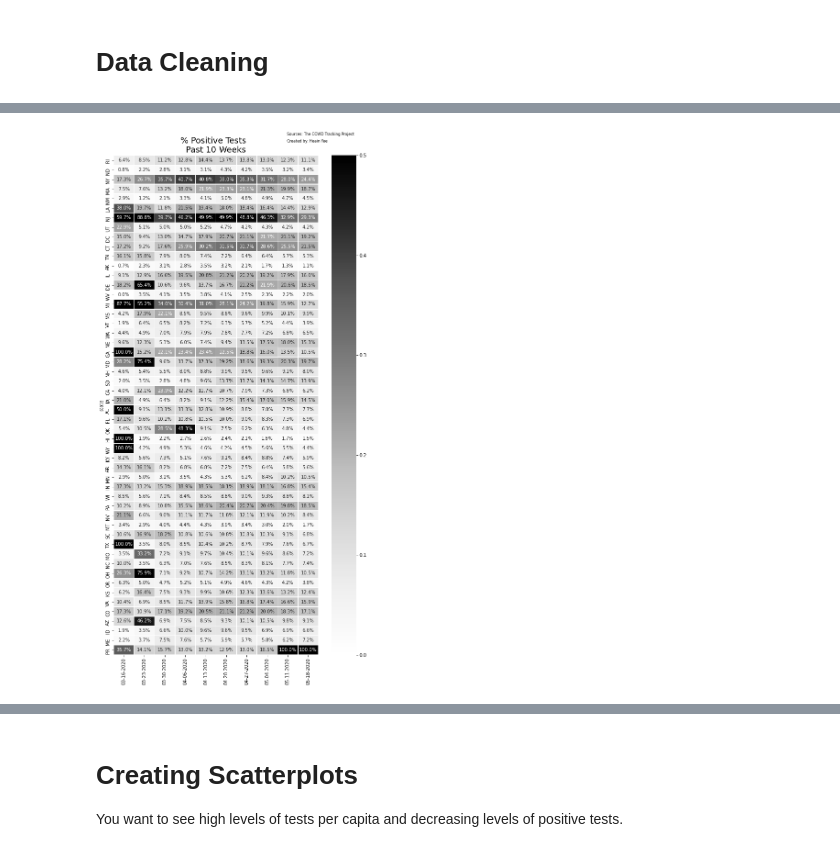
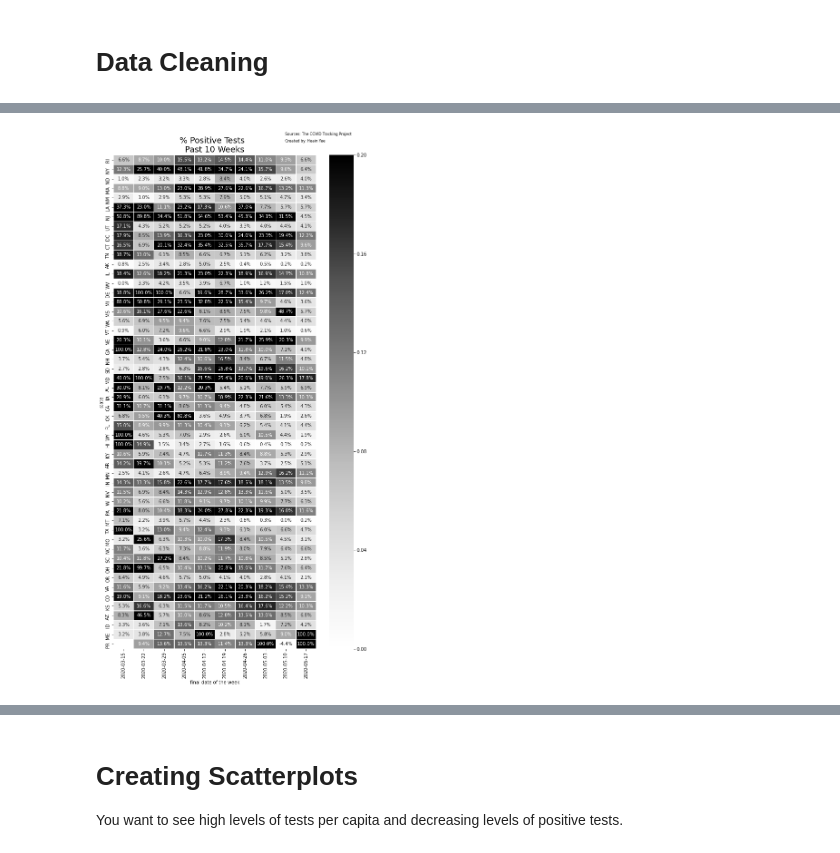
Before and after one commit to hanesy/covid-tracking, a Jupyter notebook: data-exploration.ipynb, the cells around one changed output, grey strips where cells are left out. Cells and saved outputs as stored; diff of their text form; code cells hidden in the pictures.

Commit message:
updated notebook, and practice code on index.html

```diff
--- a/data-exploration.ipynb
+++ b/data-exploration.ipynb
@@ -274,8 +274,8 @@ state_daily_date['day'] = state_daily_date['date'].astype('str').str[6:]
 state_daily_date ['date'] = state_daily_date['month']+"-"+state_daily_date['day']+"-"+state_daily_date['year']
 state_daily_date ['full_date'] = pd.to_datetime(state_daily_date['date'], format='%m-%d-%Y')
 state_daily_date ['full_date'] = state_daily_date ['full_date'].dt.strftime("%m-%d-%Y")
-
-select_columns = ['full_date', 'state','positive', 'totaltestresults', '2019 population']
+state_daily_date
+select_columns = ['full_date', 'state','positive', 'totaltestresults', '2019 population', 'positiveincrease', 'totaltestresultsincrease']
 state_daily_analysis_df = state_daily_date[select_columns]
 state_daily_analysis_df.head()
 # %% [output]
@@ -350,0 +384,17 @@ state_current_analysis_df.head()
+# %%
+# calculating last 10 weeks Option 1
+today = pd.to_datetime('today')
+# option 2 - week ends (sundays)
+today = today - DT.timedelta(today.weekday()+1)
+
+last_ten_weeks = []
+
+for i in range (10):
+    delta = 7*(i)
+    delta_date = today - DT.timedelta(days=delta)
+
+    last_ten_weeks.append(delta_date.date().strftime("%m-%d-%Y"))
+#     last_ten_weeks.append(delta_date.date())
+#
+    print (delta_date)
+last_ten_weeks
@@ -460,0 +484,3 @@ plt.show()
+# %%
+weekly_pos_total_pivot=weekly_pos_total_df.pivot_table(index=['state'], values = 'positives%', columns = "week_ends", aggfunc = 'mean')
+weekly_pos_total_pivot
@@ -460,0 +506,6 @@ plt.show()
+# %%
+weekly_pos_total_pivot_final = weekly_pos_total_pivot[weekly_pos_total_pivot.columns[-11:-1]]
+weekly_pos_total_pivot_final.columns = weekly_pos_total_pivot_final.columns.astype(str)
+merge_rank = state_daily_test_pivot_final.reset_index()['state']
+weekly_pos_total_pivot_final = pd.merge (merge_rank, weekly_pos_total_pivot_final, how = "left", left_on = ["state"], right_on = ["state"] ).set_index('state')
+weekly_pos_total_pivot_final
@@ -461,24 +531,26 @@ plt.show()
 # %%
-max_scale_positives = .5
+max_scale_positives = .2
 
 fig, ax = plt.subplots(figsize=(10,20))
 title = "% Positive Tests  \n Past 10 Weeks "
 
 plt.title(title, fontsize=18)
 
-sns.heatmap(state_daily_positive_pivot_final, cmap = 'Greys', linewidths = 0.30, annot =True, fmt = '.1%', ax=ax, vmax = max_scale_positives)
+sns.heatmap(weekly_pos_total_pivot_final, cmap = 'Greys', linewidths = 0.30, annot =True, fmt = '.1%', ax=ax, vmax = max_scale_positives, vmin = 0,)
+
+plt.xlabel ("final date of the week")
 
 textstr = "Sources: The COVID Tracking Project"
 plt.gcf().text(.65, .91, textstr, fontsize=8)
 
 textstr = "Created by: Heain Yee"
 plt.gcf().text(.65, .90, textstr, fontsize=8)
 
 plt.savefig("images/HM_positive%")
 
 plt.show()
 # %% [output]
-[figure, old version]
+[figure, new version]
 # %%
 fig, (ax1, ax2) = plt.subplots(nrows=1, ncols=2, figsize=(20, 20))
 title = f"Covid-19 Testing Heatmaps \n Past 10 Weeks as of {today}"
```
Also changed, not shown: parts of 29 cells of this notebook, 10 other files.
